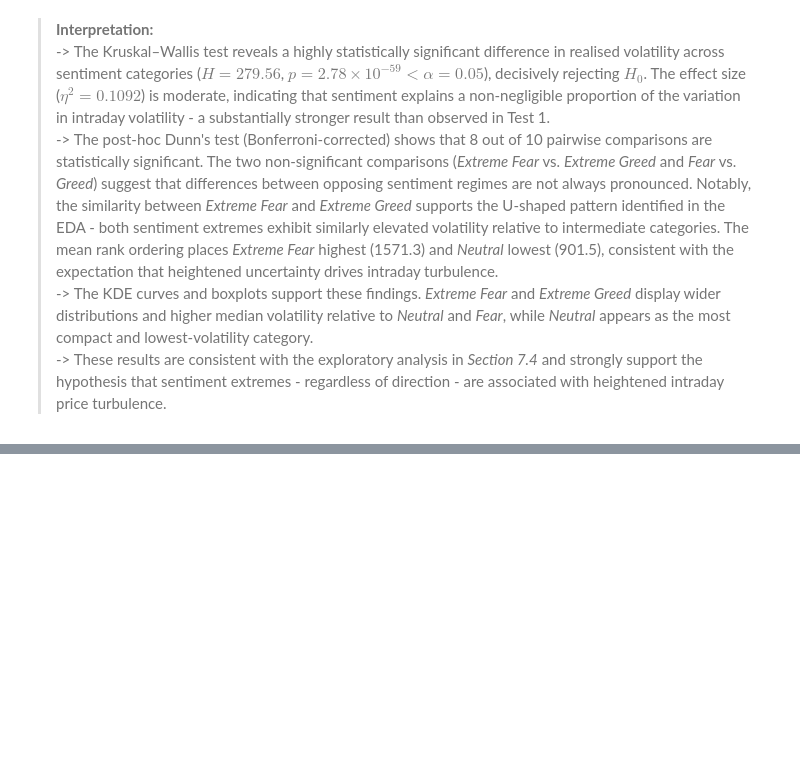
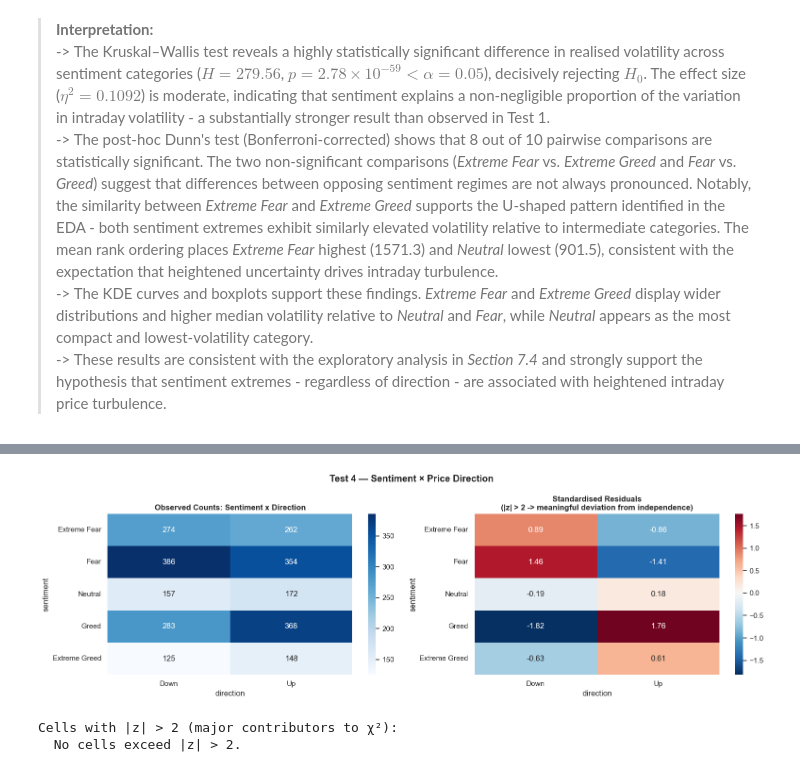
Before and after one commit to lozeva/crypto-sentiment-btc-analysis, a Jupyter notebook: crypto_sentiment_btc_analysis.ipynb, the cells around one changed output, grey strips where cells are left out. Saved outputs shown, nothing was run; the diff lists cells and outputs as text; code cells hidden in the pictures; blank space fills up the shorter version.

```diff
--- a/crypto_sentiment_btc_analysis.ipynb
+++ b/crypto_sentiment_btc_analysis.ipynb
@@ -1288,0 +1459,35 @@ plt.show()
+# %%
+fig, axes = plt.subplots(1, 2, figsize=(16, 5))
+
+sns.heatmap(contingency, annot=True, fmt='d', cmap='Blues', ax=axes[0])
+axes[0].set_title('Observed Counts: Sentiment x Direction', fontweight='bold')
+axes[0].tick_params(axis='y', rotation=0)
+
+# Standardised residuals: (O - E) / sqrt(E)
+# Values with |z| > 2 indicate cells that deviate meaningfully from independence
+std_res = (contingency.values - expected) / np.sqrt(expected)
+std_res_df = pd.DataFrame(std_res, index=contingency.index, columns=contingency.columns)
+
+sns.heatmap(std_res_df, annot=True, fmt='.2f', cmap='RdBu_r', center=0, ax=axes[1])
+axes[1].set_title('Standardised Residuals\n(|z| > 2 -> meaningful deviation from independence)', fontweight='bold')
+axes[1].tick_params(axis='y', rotation=0)
+
+plt.suptitle('Test 4 — Sentiment × Price Direction', fontweight='bold')
+plt.tight_layout()
+plt.show()
+
+print('Cells with |z| > 2 (major contributors to \u03C7\u00B2):')
+found = False
+for direction in std_res_df.columns:
+    for sentiment_cat in std_res_df.index:
+        val = std_res_df.loc[sentiment_cat, direction]
+        if abs(val) > 2:
+            direction_word = 'over-represented' if val > 0 else 'under-represented'
+            print(f'  Sentiment = {sentiment_cat}, Direction = {direction}: z = {val:.2f} ({direction_word})')
+            found = True
+if not found:
+    print('  No cells exceed |z| > 2.')
+# %% [output]
+[figure, added]
+Cells with |z| > 2 (major contributors to χ²):
+  No cells exceed |z| > 2.
```
Also changed, not shown: parts of 12 cells of this notebook.
